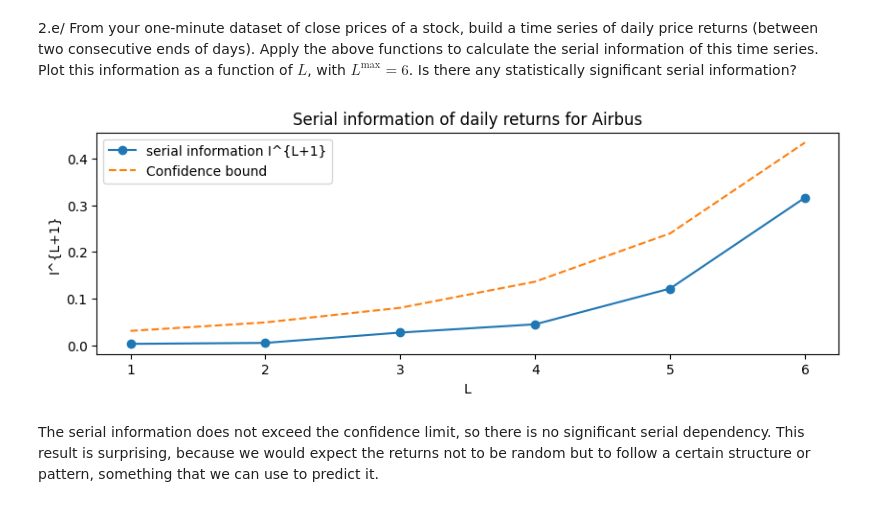
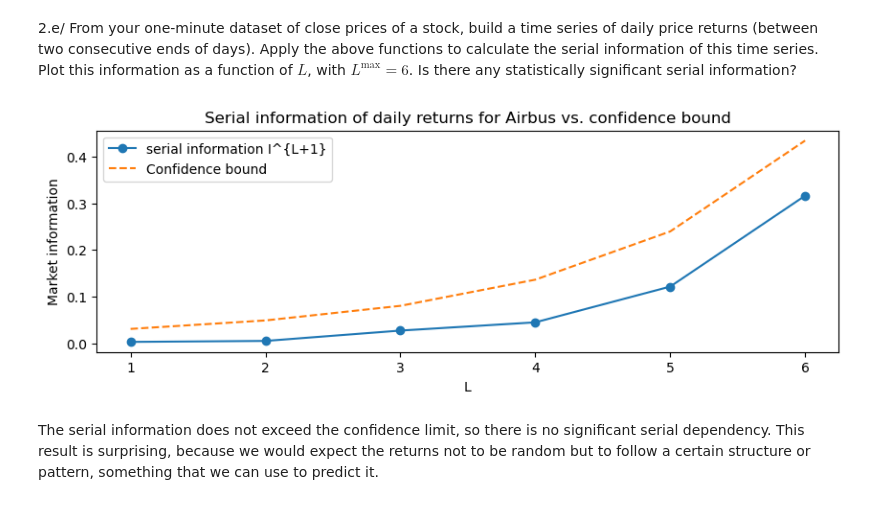
Before and after one commit to dianemans/Proj1_NPFD, a Jupyter notebook: M. Garcin/Project Part 1_serial dependence of Parkinson volatility.ipynb, the cells around one changed output. Drawn from its saved outputs; the diff is of its cells as text; code cells hidden in the pictures.

```diff
--- a/M. Garcin/Project Part 1_serial dependence of Parkinson volatility.ipynb
+++ b/M. Garcin/Project Part 1_serial dependence of Parkinson volatility.ipynb
@@ -362,21 +362,21 @@ time_series_binary = (returns_daily > 0).astype(int).values
 # %%
 L_max = 6
 serial_info = calculate_serial_information(time_series_binary, L_max)
 
 # we compute the confidence bounds for the serial information
 n = len(time_series_binary)
 confidence_bounds = {L: asymptotic_confidence_bound(L, n) for L in range(1, L_max + 1)}
 
 plt.figure(figsize=(10,3))
 plt.plot(serial_info.keys(), serial_info.values(), marker='o', label='serial information I^{L+1}')
 plt.plot(confidence_bounds.keys(), confidence_bounds.values(), linestyle='dashed', label='Confidence bound')
 plt.xlabel('L')
-plt.ylabel('I^{L+1}')
-plt.title('Serial information of daily returns for Airbus')
+plt.ylabel('Market information')
+plt.title('Serial information of daily returns for Airbus vs. confidence bound')
 plt.legend()
 plt.show()
 # %% [output]
-[figure, old version]
+[figure, new version]
 # %% [markdown]
 The serial information does not exceed the confidence limit, so there is no significant serial dependency. This result is surprising, because we would expect the returns not to be random but to follow a certain structure or pattern, something that we can use to predict it.
 # %% [markdown]
```
Also changed, not shown: parts of 5 cells of this notebook.
